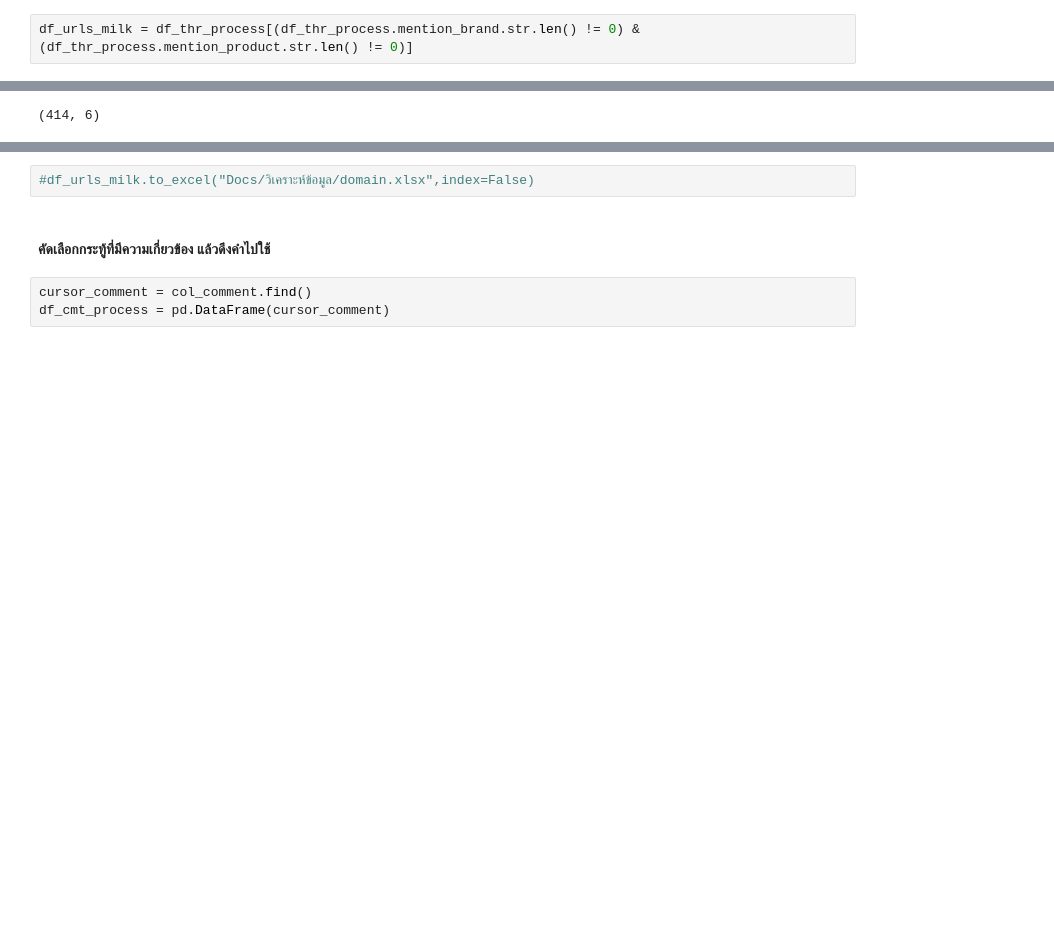
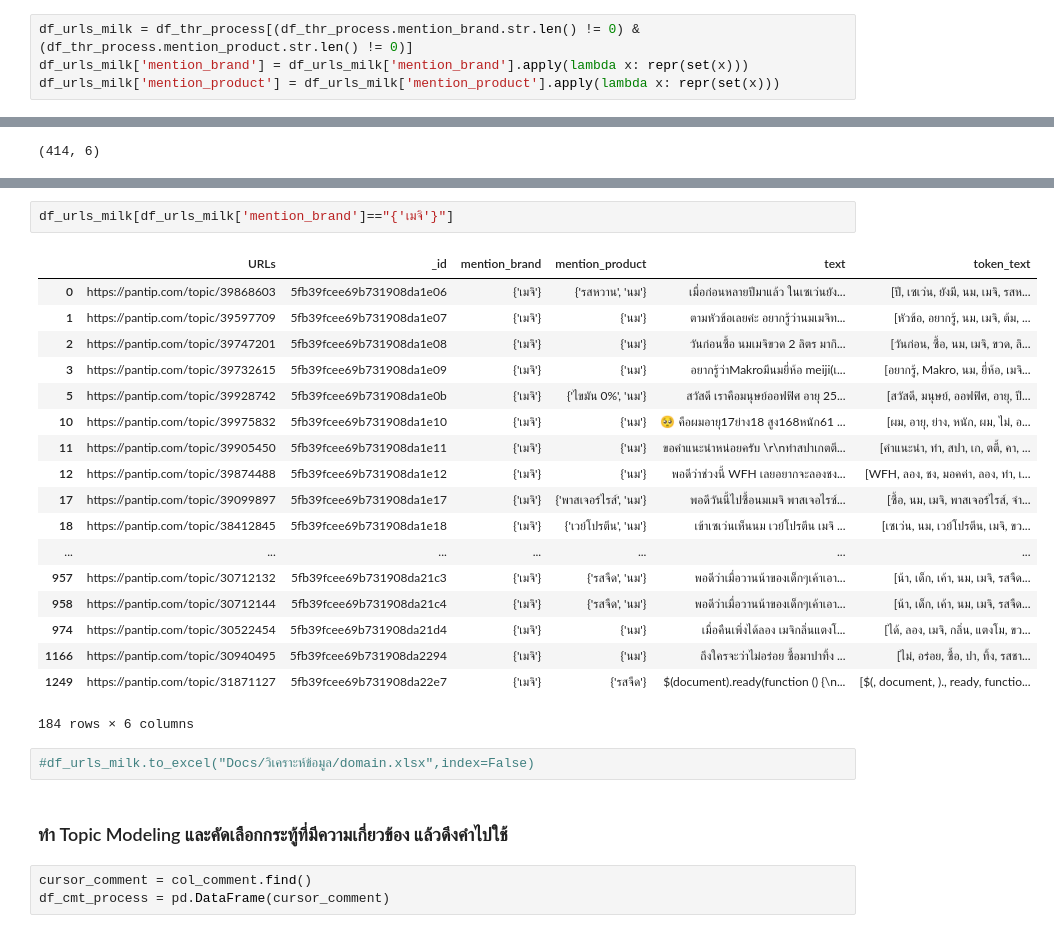
Before and after one commit to pacharapol4066/Product-Position-SNA, a Jupyter notebook: EDA_Token_CoocMat_MongoDB_FineTune1.ipynb, the cells around one changed output, grey strips where cells are left out. Cells and saved outputs as stored; diff of their text form; blank space fills up the shorter version.

```diff
--- a/EDA_Token_CoocMat_MongoDB_FineTune1.ipynb
+++ b/EDA_Token_CoocMat_MongoDB_FineTune1.ipynb
@@ -451,3 +455,5 @@ cursor_thread = col_thread.find()
 df_thr_process = pd.DataFrame(cursor_thread)
 # %%
 df_urls_milk = df_thr_process[(df_thr_process.mention_brand.str.len() != 0) & (df_thr_process.mention_product.str.len() != 0)]
+df_urls_milk['mention_brand'] = df_urls_milk['mention_brand'].apply(lambda x: repr(set(x)))
+df_urls_milk['mention_product'] = df_urls_milk['mention_product'].apply(lambda x: repr(set(x)))
@@ -458,7 +503,28 @@ df_urls_milk.shape
+# %%
+df_urls_milk[df_urls_milk['mention_brand']=="{'เมจิ'}"]
+# %% [output]
+|  | URLs | _id | mention_brand | mention_product | text | token_text |
+| 0 | https://pantip.com/topic/39868603 | 5fb39fcee69b731908da1e06 | {'เมจิ'} | {'รสหวาน', 'นม'} | เมื่อก่อนหลายปีมาแล้ว ในเซเว่นยัง... | [ปี, เซเว่น, ยังมี, นม, เมจิ, รสห... |
+| 1 | https://pantip.com/topic/39597709 | 5fb39fcee69b731908da1e07 | {'เมจิ'} | {'นม'} | ตามหัวข้อเลยค่ะ อยากรู้ว่านมเมจิท... | [หัวข้อ, อยากรู้, นม, เมจิ, ต้ม, ... |
+| 2 | https://pantip.com/topic/39747201 | 5fb39fcee69b731908da1e08 | {'เมจิ'} | {'นม'} | วันก่อนซื้อ นมเมจิขวด 2 ลิตร มากิ... | [วันก่อน, ซื้อ, นม, เมจิ, ขวด, ลิ... |
+| 3 | https://pantip.com/topic/39732615 | 5fb39fcee69b731908da1e09 | {'เมจิ'} | {'นม'} | อยากรู้ว่าMakroมีนมยี่ห้อ meiji(เ... | [อยากรู้, Makro, นม, ยี่ห้อ, เมจิ... |
+| 5 | https://pantip.com/topic/39928742 | 5fb39fcee69b731908da1e0b | {'เมจิ'} | {'ไขมัน 0%', 'นม'} | สวัสดี เราคือมนุษย์ออฟฟิศ อายุ 25... | [สวัสดี, มนุษย์, ออฟฟิศ, อายุ, ปี... |
+| 10 | https://pantip.com/topic/39975832 | 5fb39fcee69b731908da1e10 | {'เมจิ'} | {'นม'} | 🥺 คือผมอายุ17ย่าง18 สูง168หนัก61 ... | [ผม, อายุ, ย่าง, หนัก, ผม, ไม่, อ... |
+| 11 | https://pantip.com/topic/39905450 | 5fb39fcee69b731908da1e11 | {'เมจิ'} | {'นม'} | ขอคำแนะนำหน่อยครับ \r\nทำสปาเกตตี... | [คำแนะนำ, ทำ, สปา, เก, ตตี้, คา, ... |
+| 12 | https://pantip.com/topic/39874488 | 5fb39fcee69b731908da1e12 | {'เมจิ'} | {'นม'} | พอดีว่าช่วงนี้ WFH เลยอยากจะลองชง... | [WFH, ลอง, ชง, มอคค่า, ลอง, ทำ, เ... |
+| 17 | https://pantip.com/topic/39099897 | 5fb39fcee69b731908da1e17 | {'เมจิ'} | {'พาสเจอร์ไรส์', 'นม'} | พอดีวันนี้ไปซื้อนมเมจิ พาสเจอไรซ์... | [ซื้อ, นม, เมจิ, พาสเจอร์ไรส์, จำ... |
+| 18 | https://pantip.com/topic/38412845 | 5fb39fcee69b731908da1e18 | {'เมจิ'} | {'เวย์โปรตีน', 'นม'} | เข้าเซเว่นเห็นนม เวย์โปรตีน เมจิ ... | [เซเว่น, นม, เวย์โปรตีน, เมจิ, ขว... |
+| ... | ... | ... | ... | ... | ... | ... |
+| 957 | https://pantip.com/topic/30712132 | 5fb39fcee69b731908da21c3 | {'เมจิ'} | {'รสจืด', 'นม'} | พอดีว่าเมื่อวานน้าของเด็กๆเค้าเอา... | [น้า, เด็ก, เค้า, นม, เมจิ, รสจืด... |
+| 958 | https://pantip.com/topic/30712144 | 5fb39fcee69b731908da21c4 | {'เมจิ'} | {'รสจืด', 'นม'} | พอดีว่าเมื่อวานน้าของเด็กๆเค้าเอา... | [น้า, เด็ก, เค้า, นม, เมจิ, รสจืด... |
+| 974 | https://pantip.com/topic/30522454 | 5fb39fcee69b731908da21d4 | {'เมจิ'} | {'นม'} | เมื่อคืนเพิ่งได้ลอง เมจิกลิ่นแตงโ... | [ได้, ลอง, เมจิ, กลิ่น, แตงโม, ขว... |
+| 1166 | https://pantip.com/topic/30940495 | 5fb39fcee69b731908da2294 | {'เมจิ'} | {'นม'} | ถึงใครจะว่าไม่อร่อย ซื้อมาปาทิ้ง ... | [ไม่, อร่อย, ซื้อ, ปา, ทิ้ง, รสชา... |
+| 1249 | https://pantip.com/topic/31871127 | 5fb39fcee69b731908da22e7 | {'เมจิ'} | {'รสจืด'} | $(document).ready(function () {\n... | [$(, document, )., ready, functio... |
+184 rows × 6 columns
 # %%
 #df_urls_milk.to_excel("Docs/วิเคราะห์ข้อมูล/domain.xlsx",index=False)
 # %% [markdown]
-#### คัดเลือกกระทู้ที่มีความเกี่ยวข้อง แล้วดึงคำไปใช้
+### ทำ Topic Modeling และคัดเลือกกระทู้ที่มีความเกี่ยวข้อง แล้วดึงคำไปใช้
 # %%
 cursor_comment = col_comment.find()
 df_cmt_process = pd.DataFrame(cursor_comment)
```
Also changed, not shown: parts of 23 cells of this notebook.
